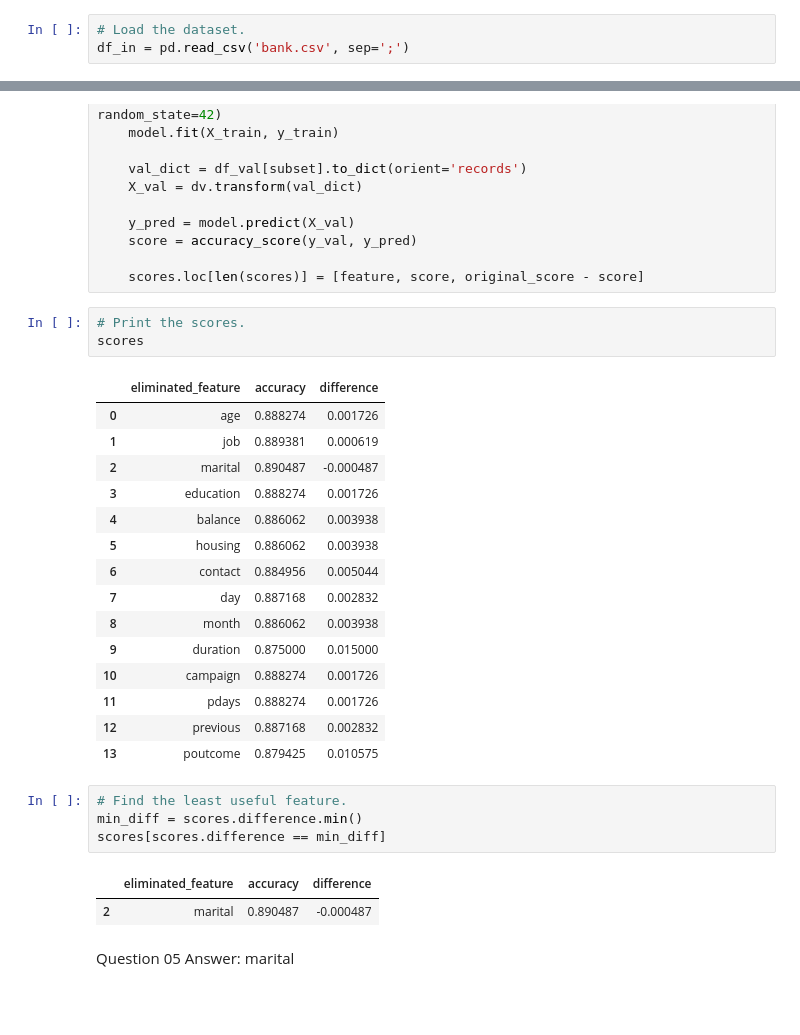
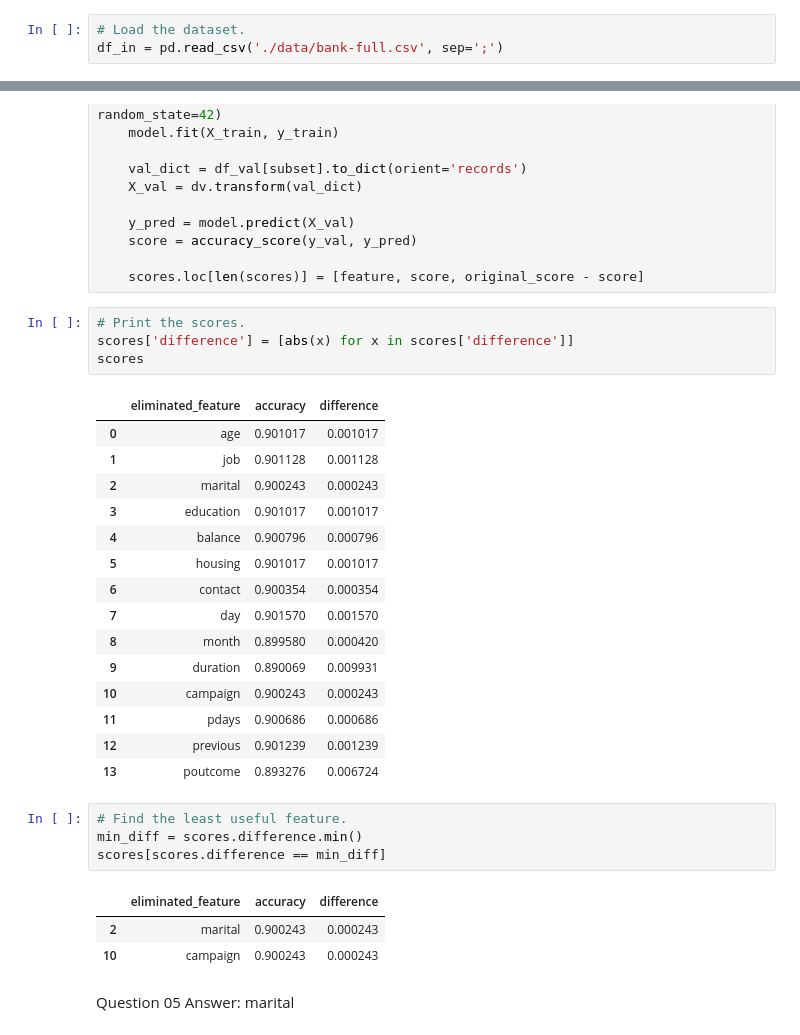
Before and after one commit to subair99/ML_Zoomcamp_2024_Modules, a Jupyter notebook: 03-classification/Homework_03_Return.ipynb, the cells around one changed output, grey strips where cells are left out. Cells and saved outputs as stored; diff of their text form; blank space fills up the shorter version.

```diff
--- a/03-classification/Homework_03_Return.ipynb
+++ b/03-classification/Homework_03_Return.ipynb
@@ -55,7 +55,7 @@ from sklearn.metrics import mutual_info_score, accuracy_score
 %matplotlib inline
 # %%
 # Load the dataset.
-df_in = pd.read_csv('bank.csv', sep=';')
+df_in = pd.read_csv('./data/bank-full.csv', sep=';')
 # %%
 # Show the head of df_in.
 df_in.head()
@@ -418,30 +418,32 @@ for feature in features:
     scores.loc[len(scores)] = [feature, score, original_score - score]
 # %%
 # Print the scores.
+scores['difference'] = [abs(x) for x in scores['difference']]
 scores
 # %% [output]
 |  | eliminated_feature | accuracy | difference |
-| 0 | age | 0.888274 | 0.001726 |
-| 1 | job | 0.889381 | 0.000619 |
-| 2 | marital | 0.890487 | -0.000487 |
-| 3 | education | 0.888274 | 0.001726 |
-| 4 | balance | 0.886062 | 0.003938 |
-| 5 | housing | 0.886062 | 0.003938 |
-| 6 | contact | 0.884956 | 0.005044 |
-| 7 | day | 0.887168 | 0.002832 |
-| 8 | month | 0.886062 | 0.003938 |
-| 9 | duration | 0.875000 | 0.015000 |
-| 10 | campaign | 0.888274 | 0.001726 |
-| 11 | pdays | 0.888274 | 0.001726 |
-| 12 | previous | 0.887168 | 0.002832 |
-| 13 | poutcome | 0.879425 | 0.010575 |
+| 0 | age | 0.901017 | 0.001017 |
+| 1 | job | 0.901128 | 0.001128 |
+| 2 | marital | 0.900243 | 0.000243 |
+| 3 | education | 0.901017 | 0.001017 |
+| 4 | balance | 0.900796 | 0.000796 |
+| 5 | housing | 0.901017 | 0.001017 |
+| 6 | contact | 0.900354 | 0.000354 |
+| 7 | day | 0.901570 | 0.001570 |
+| 8 | month | 0.899580 | 0.000420 |
+| 9 | duration | 0.890069 | 0.009931 |
+| 10 | campaign | 0.900243 | 0.000243 |
+| 11 | pdays | 0.900686 | 0.000686 |
+| 12 | previous | 0.901239 | 0.001239 |
+| 13 | poutcome | 0.893276 | 0.006724 |
 # %%
 # Find the least useful feature.
 min_diff = scores.difference.min()
 scores[scores.difference == min_diff]
 # %% [output]
 |  | eliminated_feature | accuracy | difference |
-| 2 | marital | 0.890487 | -0.000487 |
+| 2 | marital | 0.900243 | 0.000243 |
+| 10 | campaign | 0.900243 | 0.000243 |
 # %% [markdown]
 Question 05 Answer: marital
 # %% [markdown]
```
Also changed, not shown: parts of 17 cells of this notebook, 2 other files.
